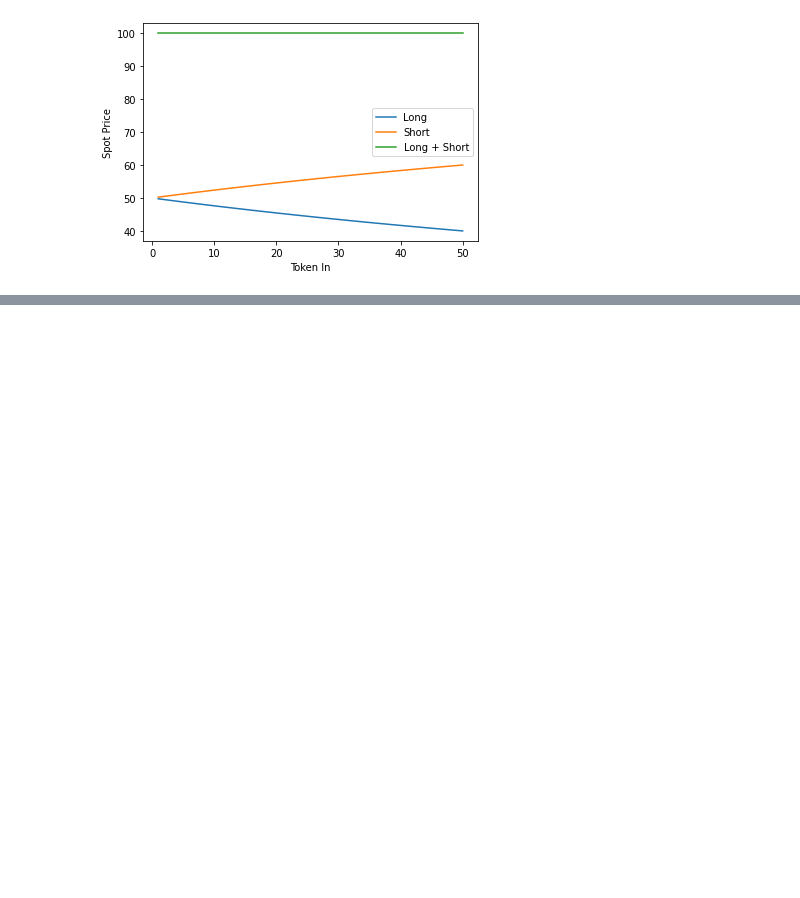
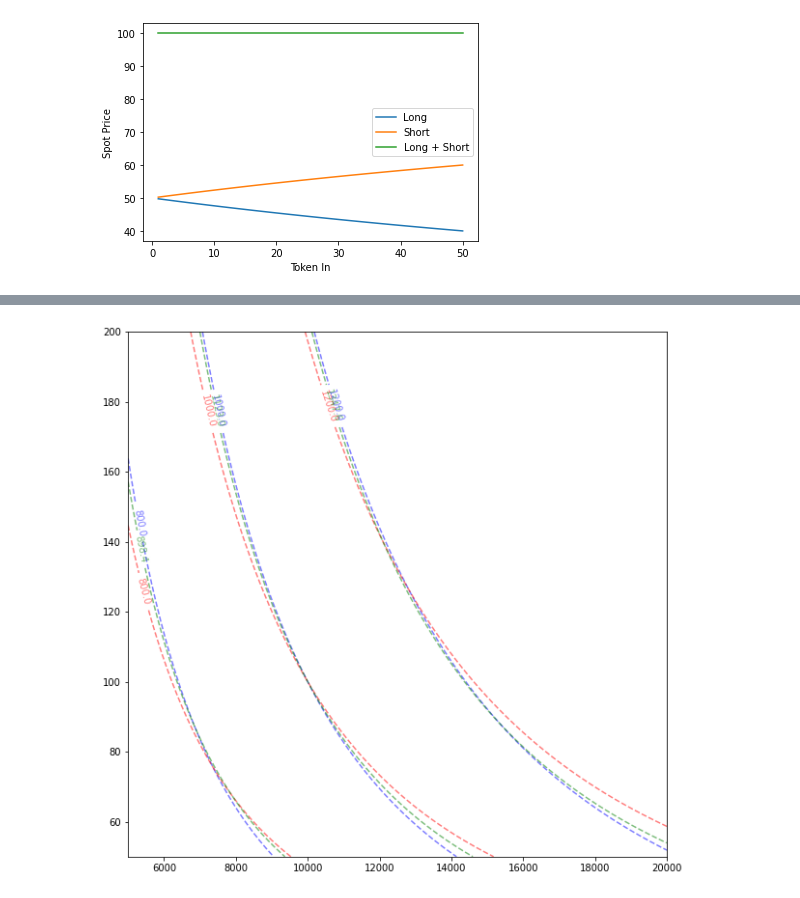
Before and after one commit to fetchai/mettalex-market-maker, a Jupyter notebook: amm_balancer.ipynb, the cells around one changed output, grey strips where cells are left out. Cells and saved outputs as stored; diff of their text form; code cells hidden in the pictures; blank space fills up the shorter version.

```diff
--- a/amm_balancer.ipynb
+++ b/amm_balancer.ipynb
@@ -581,0 +494,33 @@ _ = plt.ylabel('Spot Price')
+# %%
+invariants = np.array([0.8, 1.0, 1.2])*1000.
+f = plt.figure(figsize=(10,10))
+c1 = plt.contour(N_C, N_L, calc_balancer_invariant(N_C, N_L, n_s_0, 0.5, 0.25, 0.25),
+                invariants, colors='b', alpha=0.5, linestyles='--')
+
+invariants_after_buy = np.array([0.8, 1.0, 1.2])*calc_balancer_invariant(*buy_long_no_mint)
+c2 = plt.contour(
+    N_C, N_L,
+    calc_balancer_invariant(
+        N_C + buy_long_no_mint[0] - n_c_0,
+        N_L + buy_long_no_mint[1] - n_l_0,
+        n_s_0, 0.5, 0.25, 0.25),
+    invariants_after_buy,
+    colors='r', alpha=0.5, linestyles='--')
+
+n_c_1, n_l_1, n_s_1, w_c_1, w_l_1, w_s_1 = buy_long_no_mint_rebalance
+invariants_after_buy_rebalance = np.array([0.8, 1.0, 1.2])*calc_balancer_invariant(*buy_long_no_mint_rebalance)
+c3 = plt.contour(
+    N_C, N_L,
+    calc_balancer_invariant(
+        N_C + n_c_1 - n_c_0,
+        N_L +  n_l_1 - n_l_0,
+        n_s_1, w_c_1, w_l_1, w_s_1),
+    invariants_after_buy_rebalance,
+    colors='g', alpha=0.5, linestyles='--')
+
+
+_ = plt.clabel(c1, invariants, fmt='%0.1f')
+_ = plt.clabel(c2, invariants_after_buy, fmt='%0.1f')
+_ = plt.clabel(c3, invariants_after_buy_rebalance, fmt='%0.1f')
+# %% [output]
+[figure, added]
```
Also changed, not shown: parts of 22 cells of this notebook, 1 other file.
